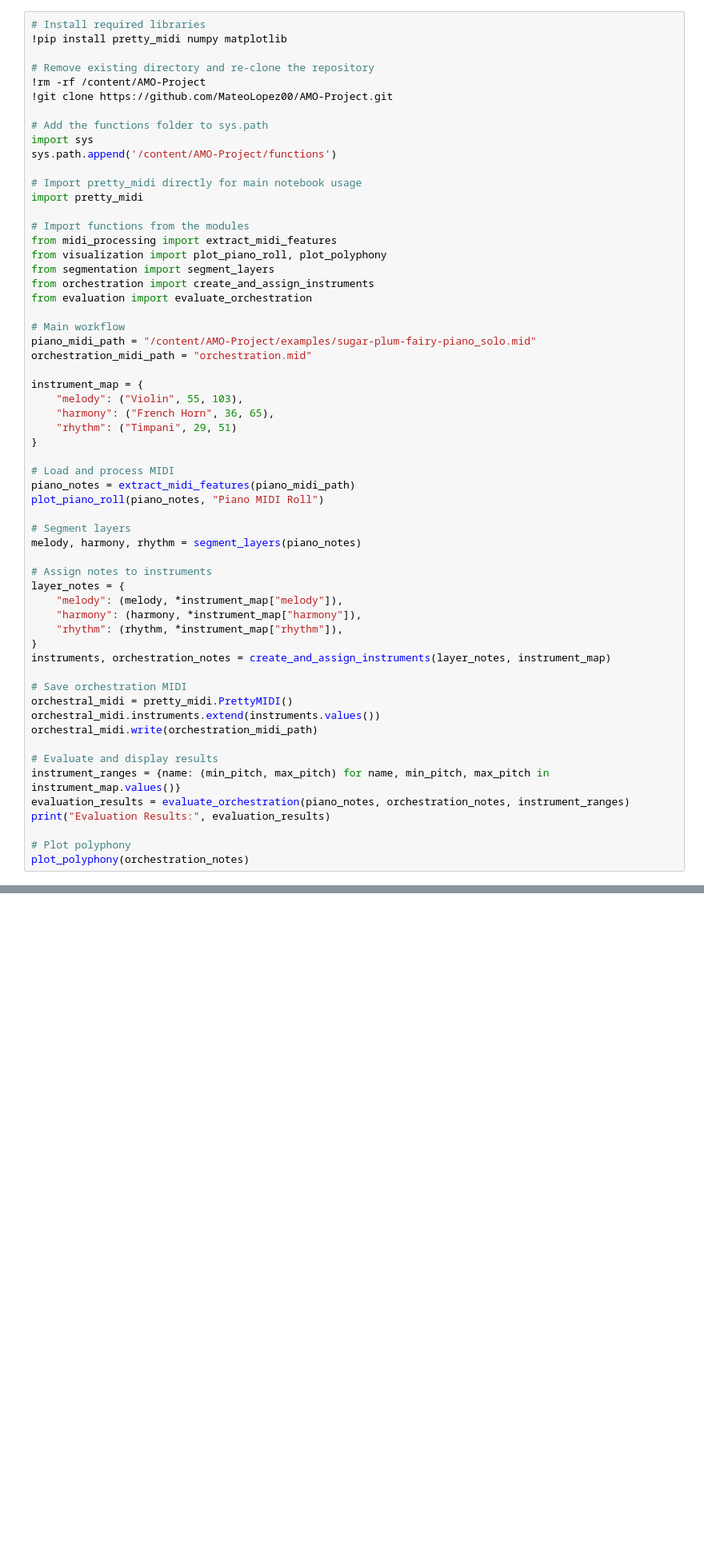
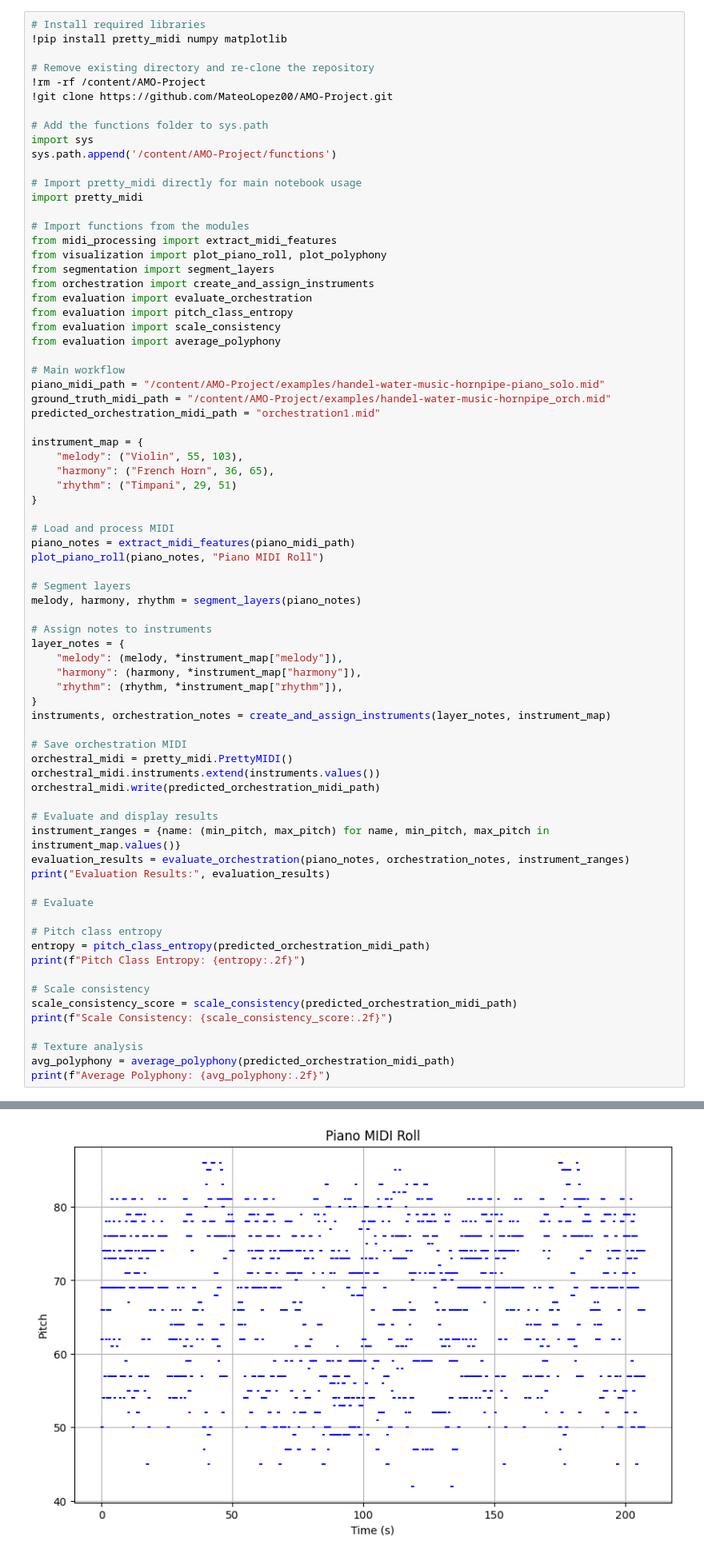
Before and after one commit to MateoLopez00/AMO-Project, a Jupyter notebook: main/AMO_main.ipynb, the cells around one changed output, grey strips where cells are left out. Shown: that part at 80% size. Cells and saved outputs as stored; diff of their text form; blank space fills up the shorter version.

Commit message:
Main workflow updated for 3 orchestrations

```diff
--- a/main/AMO_main.ipynb
+++ b/main/AMO_main.ipynb
@@ -21,10 +23,14 @@ from visualization import plot_piano_roll, plot_polyphony
 from segmentation import segment_layers
 from orchestration import create_and_assign_instruments
 from evaluation import evaluate_orchestration
+from evaluation import pitch_class_entropy
+from evaluation import scale_consistency
+from evaluation import average_polyphony
 
 # Main workflow
-piano_midi_path = "/content/AMO-Project/examples/sugar-plum-fairy-piano_solo.mid"
-orchestration_midi_path = "orchestration.mid"
+piano_midi_path = "/content/AMO-Project/examples/handel-water-music-hornpipe-piano_solo.mid"
+ground_truth_midi_path = "/content/AMO-Project/examples/handel-water-music-hornpipe_orch.mid"
+predicted_orchestration_midi_path = "orchestration1.mid"
 
 instrument_map = {
     "melody": ("Violin", 55, 103),
@@ -50,12 +56,24 @@ instruments, orchestration_notes = create_and_assign_instruments(layer_notes, in
 # Save orchestration MIDI
 orchestral_midi = pretty_midi.PrettyMIDI()
 orchestral_midi.instruments.extend(instruments.values())
-orchestral_midi.write(orchestration_midi_path)
+orchestral_midi.write(predicted_orchestration_midi_path)
 
 # Evaluate and display results
 instrument_ranges = {name: (min_pitch, max_pitch) for name, min_pitch, max_pitch in instrument_map.values()}
 evaluation_results = evaluate_orchestration(piano_notes, orchestration_notes, instrument_ranges)
 print("Evaluation Results:", evaluation_results)
 
-# Plot polyphony
-plot_polyphony(orchestration_notes)
+# Evaluate
+
+# Pitch class entropy
+entropy = pitch_class_entropy(predicted_orchestration_midi_path)
+print(f"Pitch Class Entropy: {entropy:.2f}")
+
+# Scale consistency
+scale_consistency_score = scale_consistency(predicted_orchestration_midi_path)
+print(f"Scale Consistency: {scale_consistency_score:.2f}")
+
+# Texture analysis
+avg_polyphony = average_polyphony(predicted_orchestration_midi_path)
+print(f"Average Polyphony: {avg_polyphony:.2f}")
+# %% [output]
@@ -61,0 +97 @@ plot_polyphony(orchestration_notes)
+[figure, added]
```
Also changed, not shown: parts of 9 cells of this notebook.
